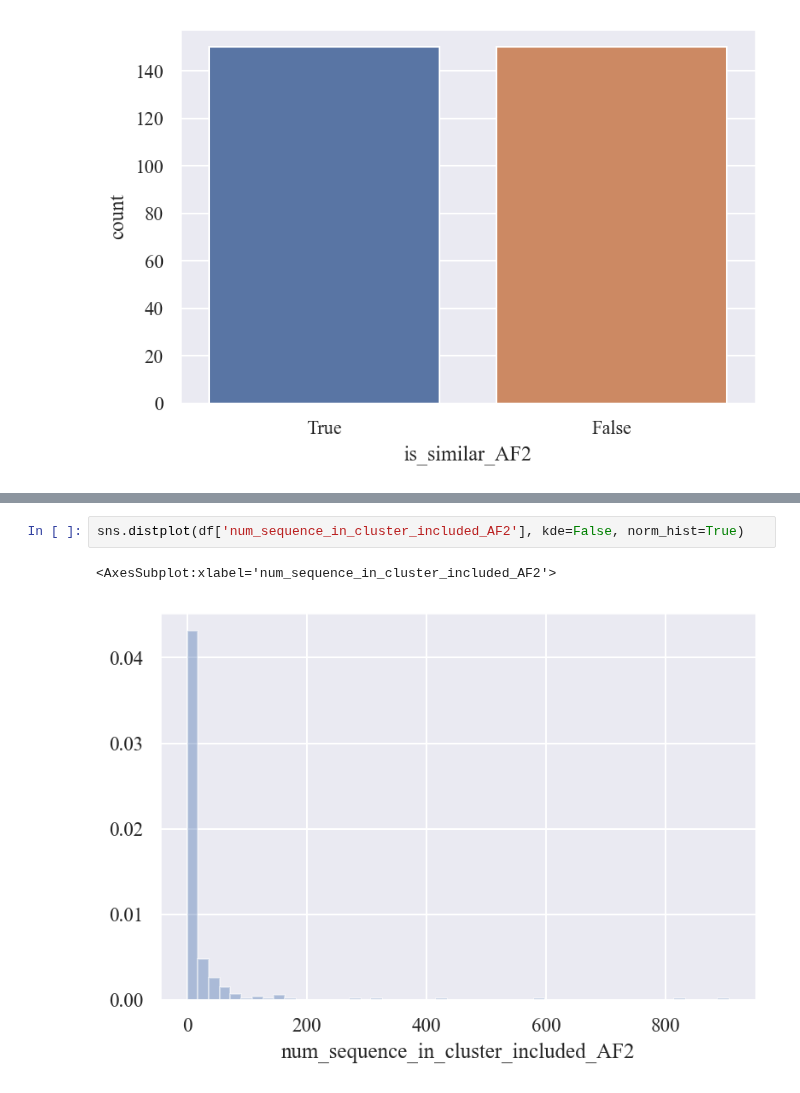
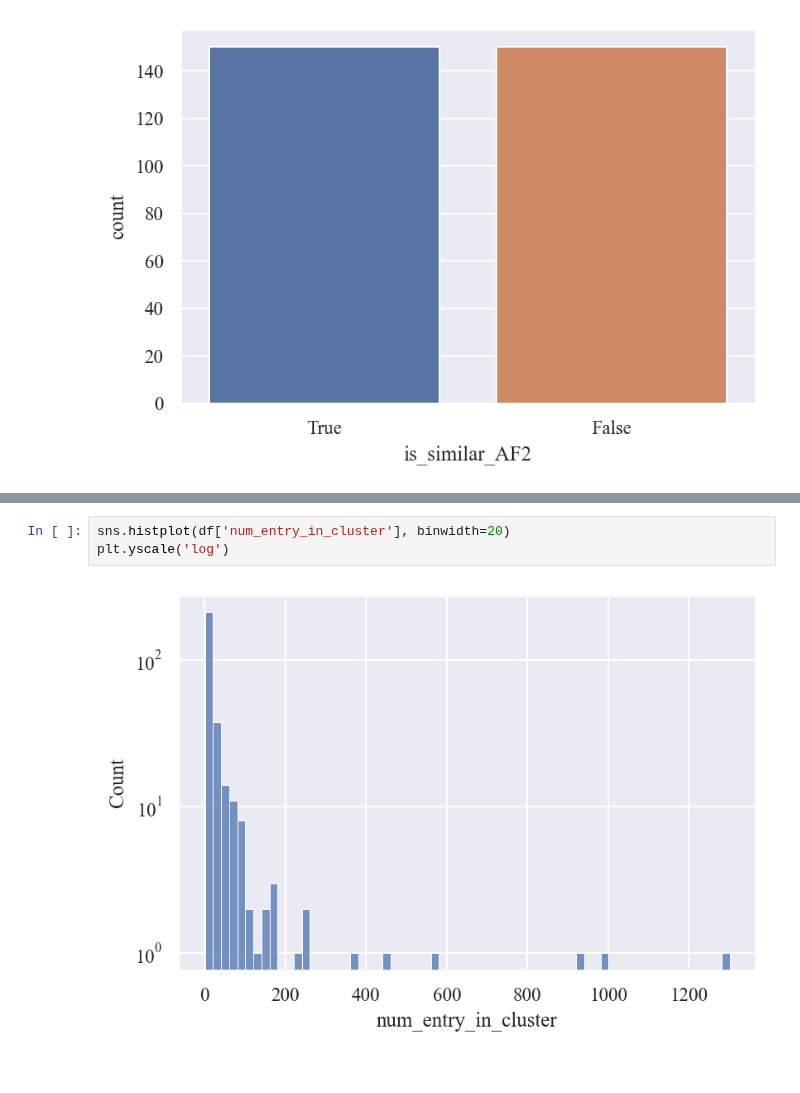
Before and after one commit to yutake27/MQAB4AF2, a Jupyter notebook: src/notebooks/datasets/how_eq_random_num_300_seed_0_exclude/target_stat.ipynb, the cells around one changed output, grey strips where cells are left out. Cells and saved outputs as stored; diff of their text form.

```diff
--- a/src/notebooks/datasets/how_eq_random_num_300_seed_0_exclude/target_stat.ipynb
+++ b/src/notebooks/datasets/how_eq_random_num_300_seed_0_exclude/target_stat.ipynb
@@ -77,5 +72,5 @@ sns.distplot(df['num_entry_in_cluster'], kde=False, norm_hist=True)
-# %%
-sns.distplot(df['num_sequence_in_cluster_included_AF2'], kde=False, norm_hist=True)
-# %% [output]
-<AxesSubplot:xlabel='num_sequence_in_cluster_included_AF2'>
-[figure, removed]
+# %%
+sns.histplot(df['num_entry_in_cluster'], binwidth=20)
+plt.yscale('log')
+# %% [output]
+[figure, added]
```
Also changed, not shown: parts of 2 cells of this notebook, 1 other file.
